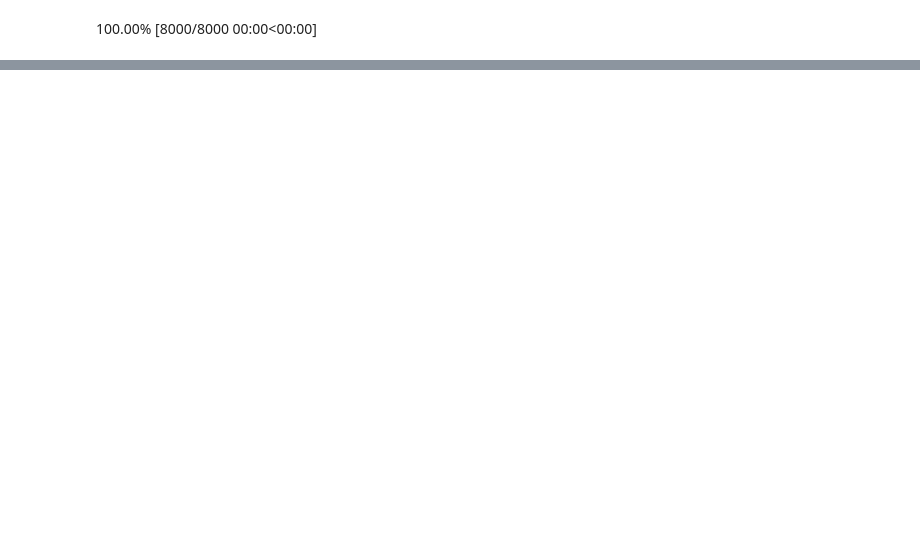
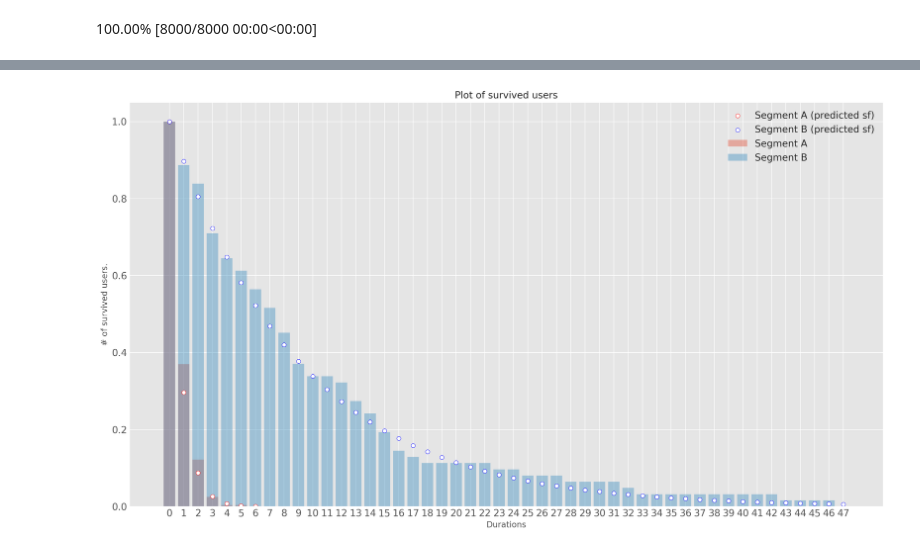
Before and after one commit to yukoga/cltv_contractual_with_jax, a Jupyter notebook: notebooks/pymc4 sandbox.ipynb, the cells around one changed output, grey strips where cells are left out. Cells and saved outputs as stored; diff of their text form; code cells hidden in the pictures; blank space fills up the shorter version.

```diff
--- a/notebooks/pymc4 sandbox.ipynb
+++ b/notebooks/pymc4 sandbox.ipynb
@@ -251,0 +206,31 @@ poste
+# %%
+# N_a = df_result.loc[index_a, :].shape[0]
+# N_b = df_result.loc[index_b, :].shape[0]
+
+# x_a = np.array(range(df_result.loc[index_a, 'churn_dates'].max()+1))
+# x_b = np.array(range(df_result.loc[index_b, 'churn_dates'].max()+1))
+# ax = plot_churns(df_result.loc[index_a, :], label='Segment A', yscale='linear', density=False)  #, bar_label=None, theta=0.7)
+# ax = plot_churns(df_result.loc[index_b, :], label='Segment B', yscale='linear', density=False, ax=ax)  #, bar_label=None, theta=0.1)
+
+N_a = df_test.loc[index_a, :].shape[0]
+N_b = df_test.loc[index_b, :].shape[0]
+
+x_a = np.array(range(df_test.loc[index_a, 'churn_dates'].max()+1))
+x_b = np.array(range(df_test.loc[index_b, 'churn_dates'].max()+1))
+ax = plot_survives(df_test.loc[index_a, :], label='Segment A', yscale='linear', density=True, bar_label=None)  #, bar_label=None, theta=0.7)
+ax = plot_survives(df_test.loc[index_b, :], label='Segment B', yscale='linear', density=True, ax=ax, bar_label=None)  #, bar_label=None, theta=0.1)
+
+gd_a = Geometric(theta_a.values)
+gd_ci95_a = Geometric(theta_a_ci95.values)
+gd_b = Geometric(theta_b.values)
+gd_ci95_b = Geometric(theta_b_ci95.values)
+
+yerr_a = gd_ci95_a.sf(jnp.stack([x_a, x_a]).T).T # * N_a
+yerr_b = gd_ci95_b.sf(jnp.stack([x_b, x_b]).T).T # * N_b
+ax.scatter(x_a, gd_a.sf(x_a), facecolors='w', edgecolors='r', label='Segment A (predicted sf)')
+ax.scatter(x_b, gd_b.sf(x_b), facecolors='w', edgecolors='b', label='Segment B (predicted sf)')
+# ax.errorbar(x_a, gd_a.sf(x_a), color='white', ecolor='red', markeredgecolor='red', yerr=yerr_a, fmt='o', capsize=5, label='Segment A (predicted sf)')
+# ax.errorbar(x_b, gd_b.sf(x_b), color='white', ecolor='blue', markeredgecolor='blue', yerr=yerr_b, fmt='o', capsize=5, label='Segment B (predicted sf)')
+plt.legend();
+# %% [output]
+[figure, added]
```
Also changed, not shown: parts of 32 cells of this notebook, 1 other file.
